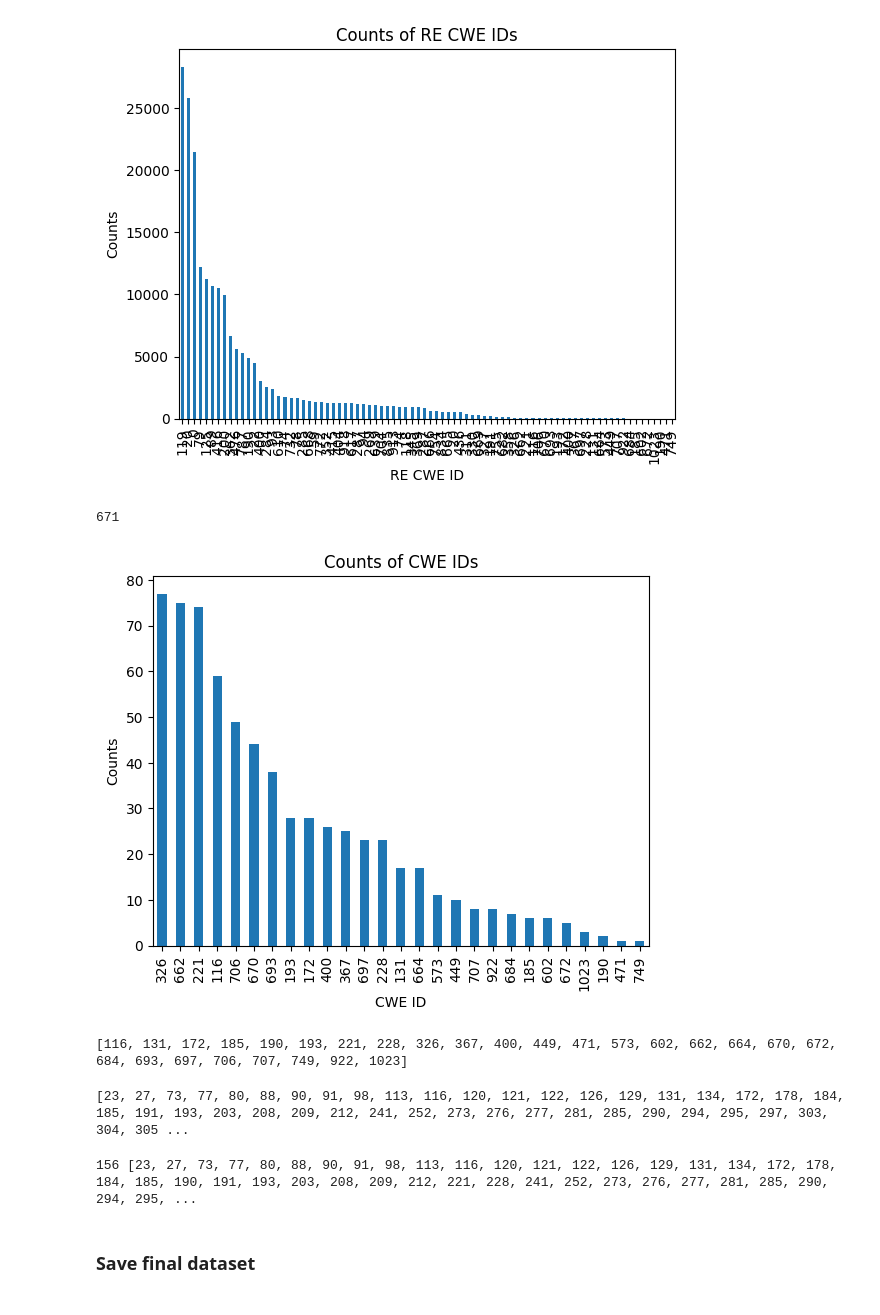
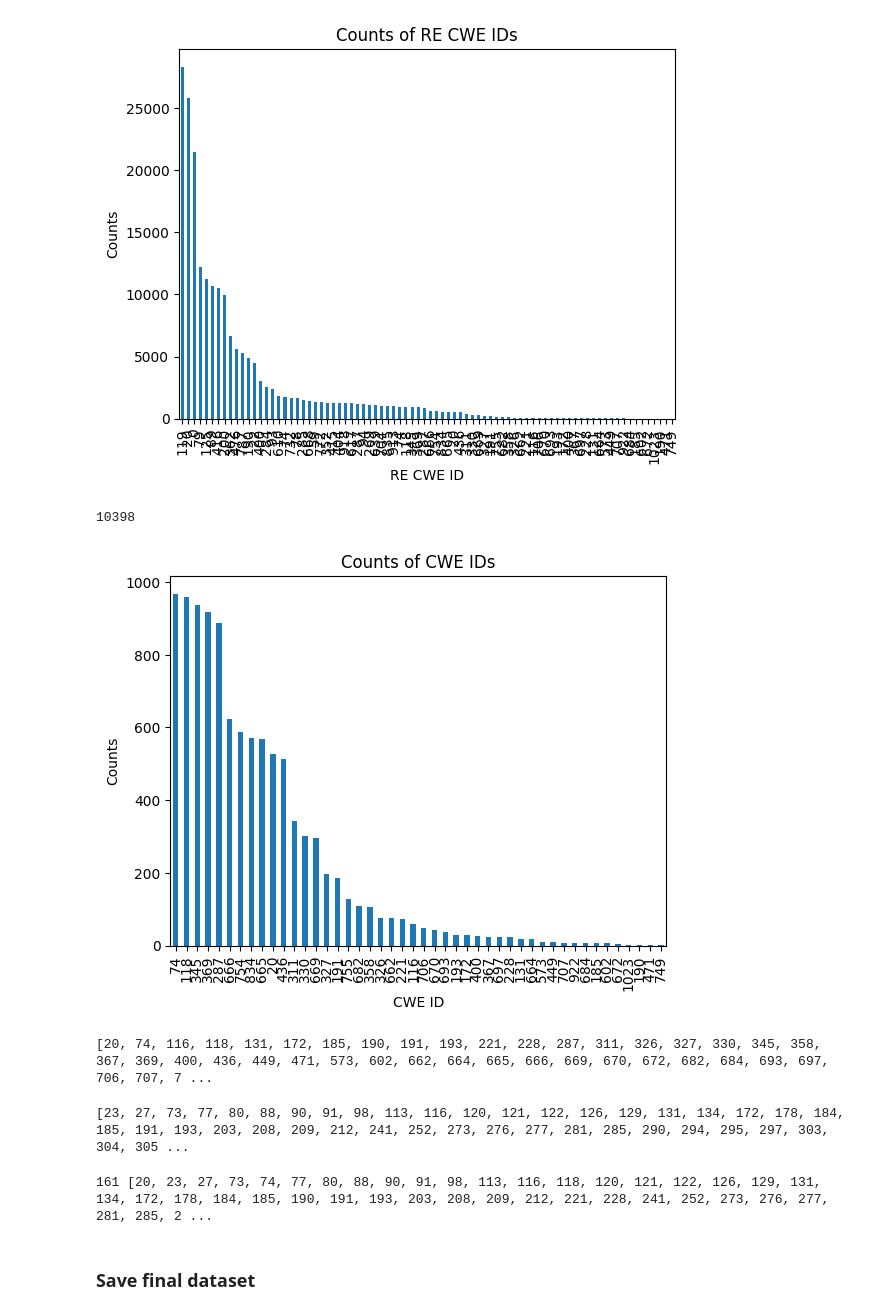
Before and after one commit to seunghee6022/TransVulDet, a Jupyter notebook: Reassigning_minor_cwes_and_split_datasets.ipynb, the cells around one changed output. Saved outputs shown, nothing was run; the diff lists cells and outputs as text; code cells hidden in the pictures.

```diff
--- a/Reassigning_minor_cwes_and_split_datasets.ipynb
+++ b/Reassigning_minor_cwes_and_split_datasets.ipynb
@@ -289,7 +330,9 @@ struct bio *bio_map_user_iov(struct request_queue *q,
 ## Combine two datasets
 # %%
 # Combine two DataFrames and drop duplicates
-combined_df = pd.concat([CVEfixes_df, df]).drop_duplicates()
+combined_df = pd.concat([CVEfixes_df, df])
+print(combined_df.shape)
+combined_df = combined_df.drop_duplicates()
 print(combined_df.shape)
 # Display rows with NaN values
 nan_rows = combined_df[combined_df.isna().any(axis=1)]
@@ -332,8 +385,9 @@ plt.show()
 54142
 [figure]
 # %%
-# Filter out 'cwe_id's with count less than 1000
-filtered_cwes = cwe_counts[cwe_counts < 1000]
+# Filter out 'cwe_id's with count less than minimum_cwe_cnt
+minimum_cwe_cnt = 1000
+filtered_cwes = cwe_counts[cwe_counts < minimum_cwe_cnt]
 print(filtered_cwes.sum())
 # Plotting
 filtered_cwes.plot(kind='bar')
@@ -452,24 +506,24 @@ plt.show()
 # %% [output]
 [figure]
 # %%
-# Filter out 'cwe_id's with count less than 20
-filtered_cwes = cwe_counts[cwe_counts < 100]
+# Filter out 'cwe_id's with count less than minimum_cwe_cnt
+filtered_cwes = cwe_counts[cwe_counts < minimum_cwe_cnt]
 print(filtered_cwes.sum())
 # Plotting
 filtered_cwes.plot(kind='bar')
 plt.xlabel('CWE ID')
 plt.ylabel('Counts')
 plt.title('Counts of CWE IDs')
 plt.show()
 # %% [output]
-671
+10398
-[figure, old version]
+[figure, new version]
 # %%
 final_filtered_cwes_list = filtered_cwes.index.tolist()
 final_filtered_cwes_list = sorted([int(item) for item in final_filtered_cwes_list])
 print(final_filtered_cwes_list)
 # %% [output]
-[116, 131, 172, 185, 190, 193, 221, 228, 326, 367, 400, 449, 471, 573, 602, 662, 664, 670, 672, 684, 693, 697, 706, 707, 749, 922, 1023]
+[20, 74, 116, 118, 131, 172, 185, 190, 191, 193, 221, 228, 287, 311, 326, 327, 330, 345, 358, 367, 369, 400, 436, 449, 471, 573, 602, 662, 664, 665, 666, 669, 670, 672, 682, 684, 693, 697, 706, 707, 7 ...
 # %%
 print(filtered_cwes_list)
 # %% [output]
@@ -478,7 +532,7 @@ print(filtered_cwes_list)
 total_filtered_cwes_list = sorted(list(set(final_filtered_cwes_list+filtered_cwes_list)))
 print(len(total_filtered_cwes_list),total_filtered_cwes_list)
 # %% [output]
-156 [23, 27, 73, 77, 80, 88, 90, 91, 98, 113, 116, 120, 121, 122, 126, 129, 131, 134, 172, 178, 184, 185, 190, 191, 193, 203, 208, 209, 212, 221, 228, 241, 252, 273, 276, 277, 281, 285, 290, 294, 295, ...
+161 [20, 23, 27, 73, 74, 77, 80, 88, 90, 91, 98, 113, 116, 118, 120, 121, 122, 126, 129, 131, 134, 172, 178, 184, 185, 190, 191, 193, 203, 208, 209, 212, 221, 228, 241, 252, 273, 276, 277, 281, 285, 2 ...
 # %% [markdown]
 ### Save final dataset
 # %%
```
Also changed, not shown: parts of 20 cells of this notebook, 5 other files.
